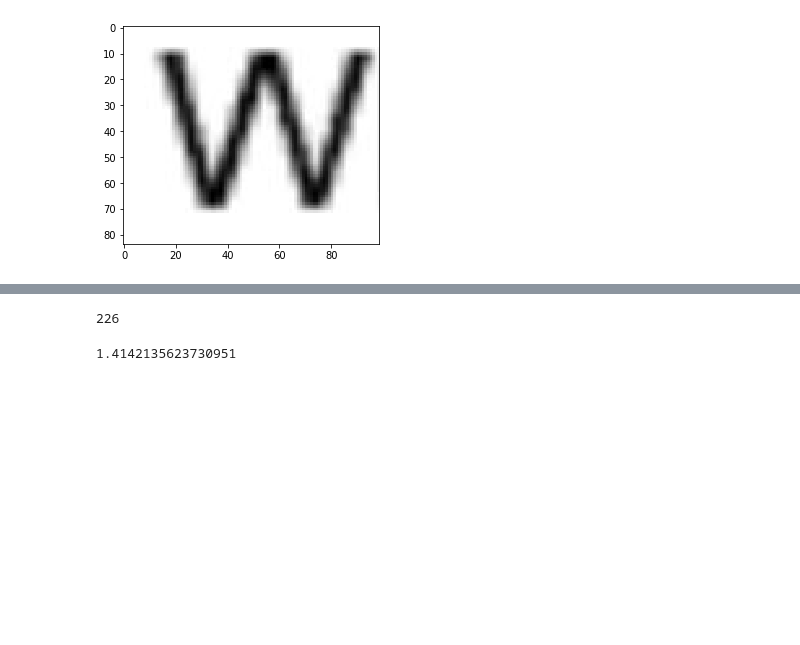
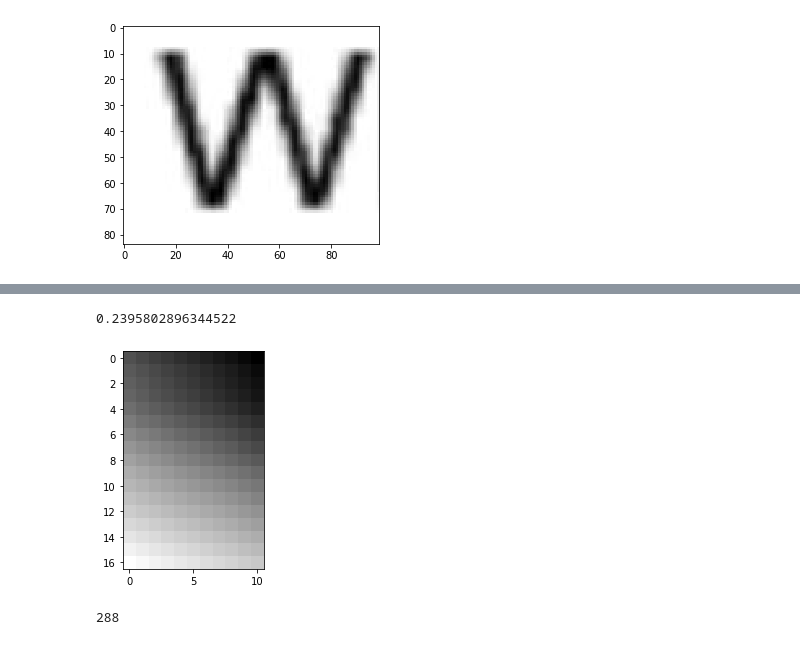
Before and after one commit to vimalkumarasamy/computer_vision, a Jupyter notebook: CV_Task2_OCR.ipynb, the cells around one changed output, grey strips where cells are left out. Saved outputs shown, nothing was run; the diff lists cells and outputs as text; code cells hidden in the pictures; blank space fills up the shorter version.

```diff
--- a/CV_Task2_OCR.ipynb
+++ b/CV_Task2_OCR.ipynb
@@ -277,11 +344,38 @@ img_np=np.array(img)
 for i in range(i_l-t_l):
   for j in range(i_b-t_b):
     hogs_match[i][j]=euclidean(hogs(img_np[i:i+t_l,j:j+t_b].tolist()),hogs_template)
+# %%
+def match_template(img,template):
+  t_l=len(template)
+  t_b=len(template[0])
+  i_l=len(img)
+  i_b=len(img[0])
+  hogs_match=np.zeros((i_l-t_l,i_b-t_b)).tolist()
+  hogs_template=hogs(template)
+  img_np=np.array(img)
+  for i in range(i_l-t_l):
+    for j in range(i_b-t_b):
+      hogs_match[i][j]=euclidean(hogs(img_np[i:i+t_l,j:j+t_b].tolist()),hogs_template)
+  return(hogs_match)
+# %%
+m=10
+for i in hogs_match:
+  for j in i:
+    if j<m:
+      m=j
+m
+# %% [output]
+0.2395802896344522
+# %%
+img_path='a_test.jpg'
+img=read_image(img_path)
+# %%
+a_match=match_template(img,template)
+plt.imshow(normalize(a_match), cmap="gray")
+plt.show()
+# %% [output]
+[figure, added]
 # %%
-len(hogs_match)
+len(img)
 # %% [output]
-226
+288
-# %%
-2**0.5
-# %% [output]
-1.4142135623730951
```
Also changed, not shown: parts of 11 cells of this notebook.
